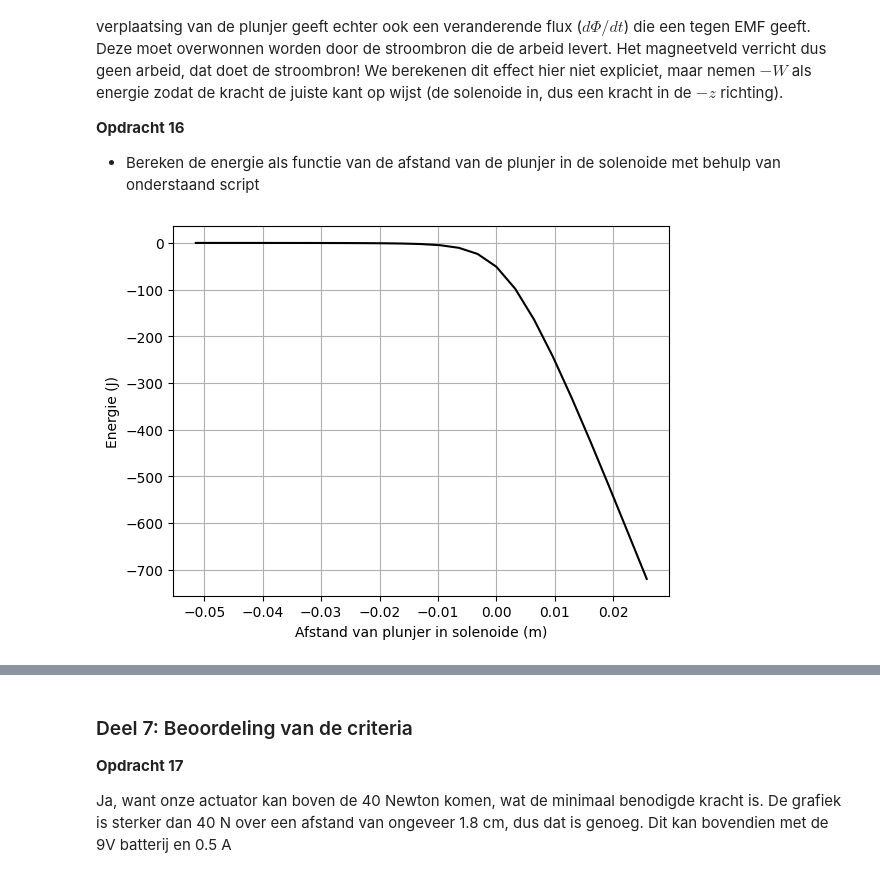
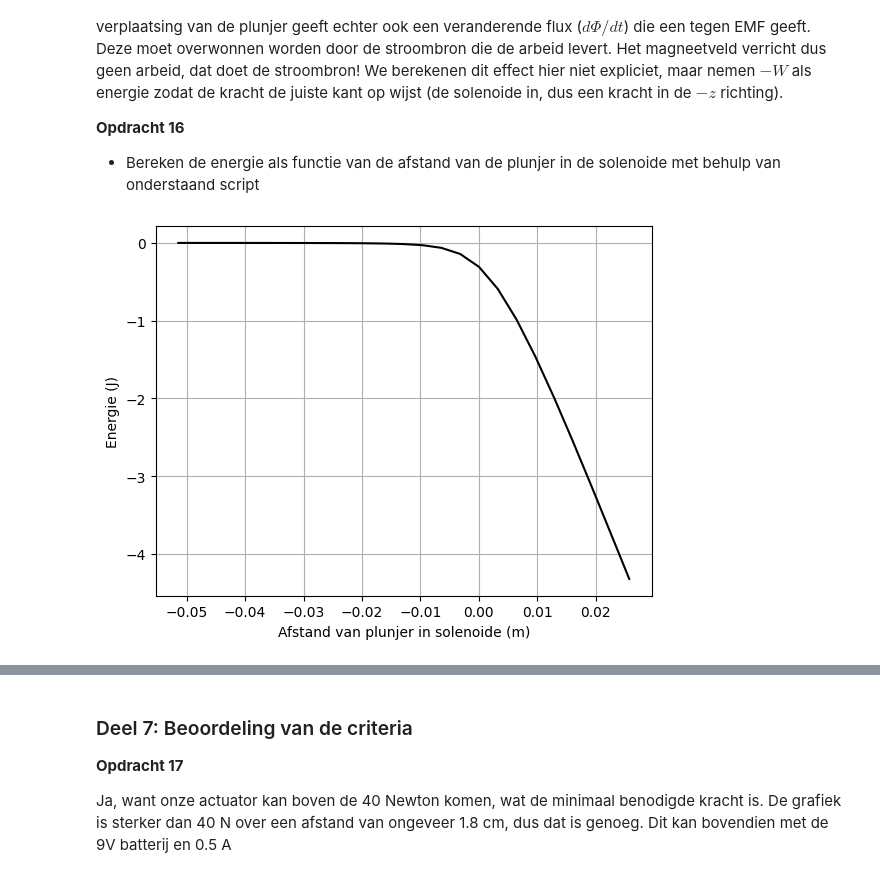
Before and after one commit to ggdejong/opdrachten-DEF-D, a Jupyter notebook: DigitaleOntwerpopdrachten/1CondensatorOpdracht/KrachtactuatorOpdracht.ipynb, the cells around one changed output, grey strips where cells are left out. Drawn from its saved outputs; the diff is of its cells as text; code cells hidden in the pictures.

```diff
--- a/DigitaleOntwerpopdrachten/1CondensatorOpdracht/KrachtactuatorOpdracht.ipynb
+++ b/DigitaleOntwerpopdrachten/1CondensatorOpdracht/KrachtactuatorOpdracht.ipynb
@@ -615,16 +615,17 @@ Zoals je uit je berekening voor het $\mathbf{H}$ kan zien is de energie van de p
 * Bereken de energie als functie van de afstand van de plunjer in de solenoide met behulp van onderstaand script
 # %%
 # integrate the field up to point z_p
+mu_r = 30
 Wz = -0.5*np.pi*r_s**2*np.cumsum(np.flipud(H_ax)*mu_r*mu_0*np.flipud(H_ax))*(z_ax[1] - z_ax[0])
 
 plt.plot(L_s/2 - z_ax, np.flipud(Wz), '-k')
 
 plt.xlabel('Afstand van plunjer in solenoide (m)')
 plt.ylabel('Energie (J)')
 plt.grid()
 plt.show()
 # %% [output]
-[figure, old version]
+[figure, new version]
 # %%
 force_analytical = -mu_0*mu_r*n**2*np.pi*r_s**2*I**2/2  # analytische kracht
 force_numerical = np.diff(Wz, n=1, append=Wz[-1])/(z_ax[1] - z_ax[0])  # numerieke kracht
```
Also changed, not shown: parts of 1 cell of this notebook.
